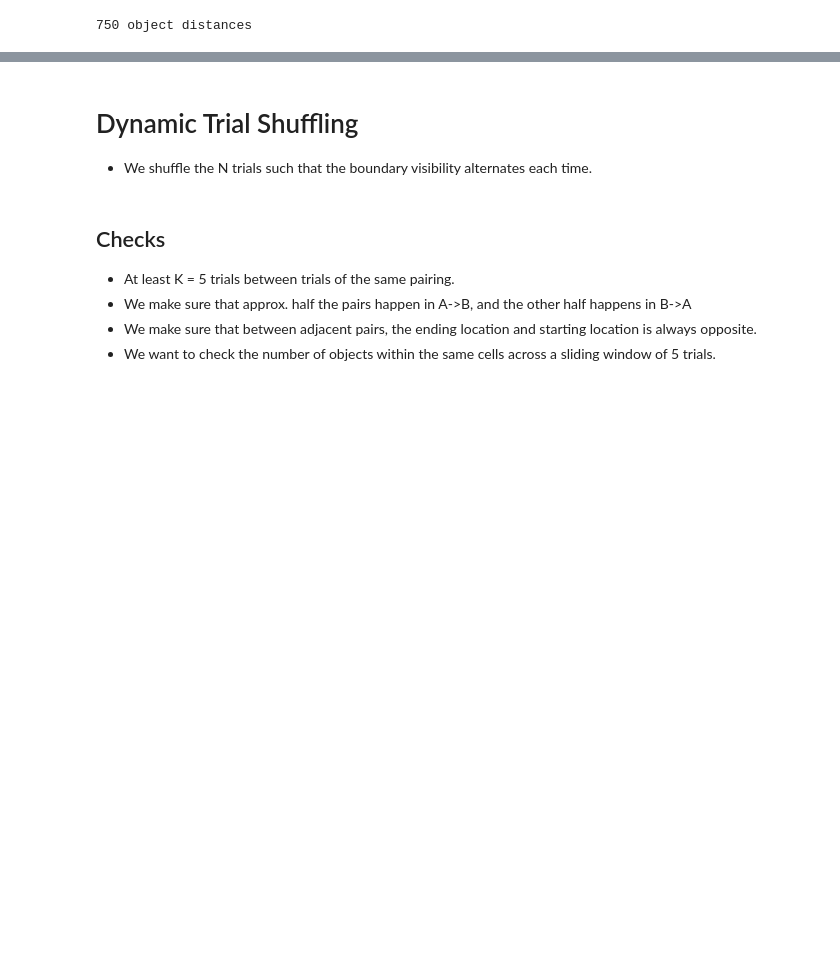
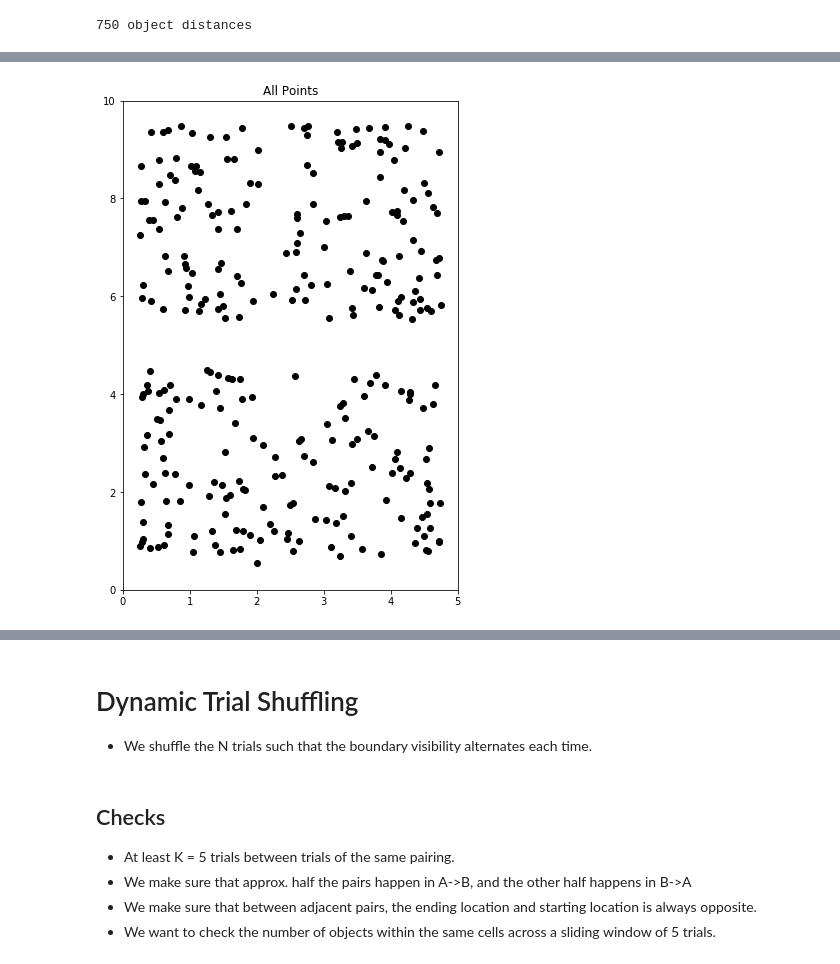
Before and after one commit to huffman-spatial-cognition-lab/Landmarks, a Jupyter notebook: pythonTrialConfiguration/v3.ipynb, the cells around one changed output, grey strips where cells are left out. Drawn from its saved outputs; the diff is of its cells as text; code cells hidden in the pictures; blank space fills up the shorter version.

```diff
--- a/pythonTrialConfiguration/v3.ipynb
+++ b/pythonTrialConfiguration/v3.ipynb
@@ -171 +183,11 @@ plt.show()
+# %%
+fig, axs = plt.subplots(figsize = (6, 9))
+for lay in layouts:
+    plt.scatter([p.x for p in lay], [p.y for p in lay], color = "k")
+plt.title("All Points")
+plt.xlim([0, WIDTH])
+plt.ylim([0, LENGTH])
+plt.show()
+# %% [output]
+[figure, added]
 # %%
```
Also changed, not shown: parts of 8 cells of this notebook.
